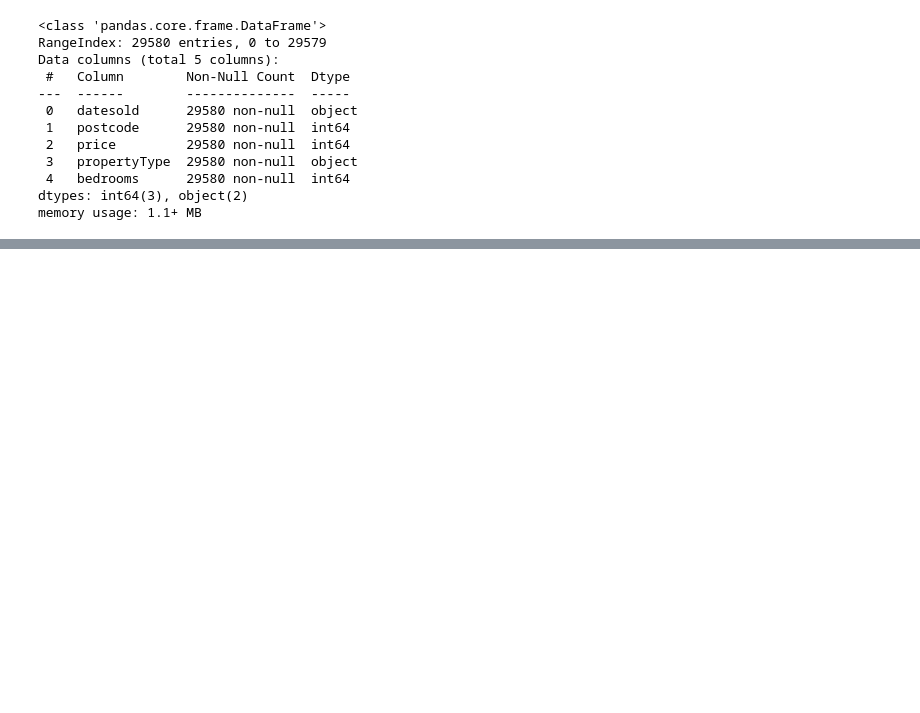
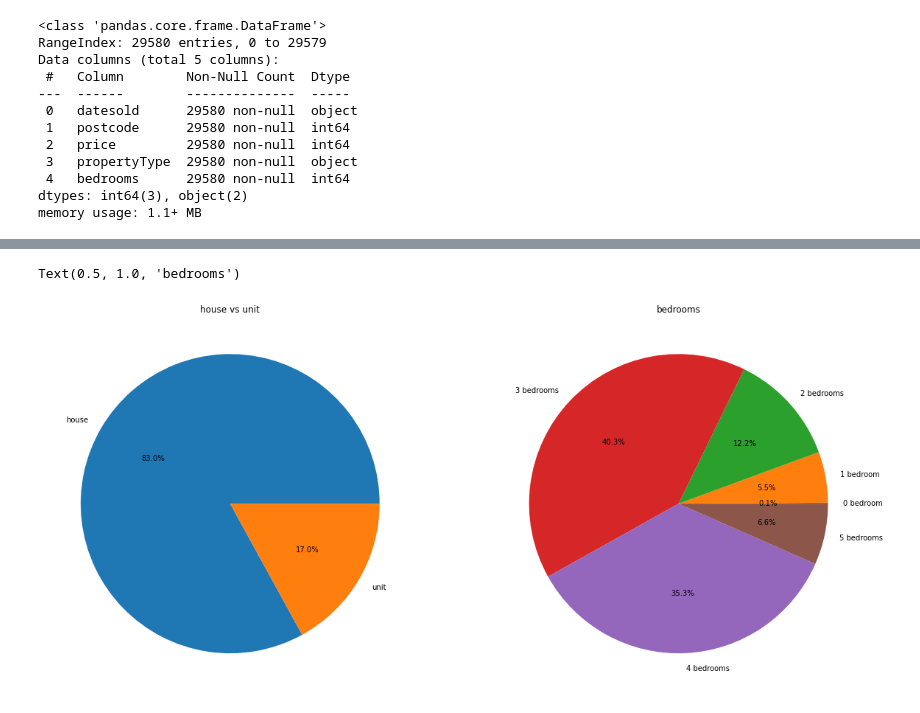
Before and after one commit to zyrwex/house_property_sale_analysis, a Jupyter notebook: main.ipynb, the cells around one changed output, grey strips where cells are left out. Saved outputs shown, nothing was run; the diff lists cells and outputs as text; code cells hidden in the pictures; blank space fills up the shorter version.

Commit message:
Added pie charts
comparing unit vs houses
and bedrooms

```diff
--- a/main.ipynb
+++ b/main.ipynb
@@ -51,0 +83,10 @@ fig
+# %%
+fig, axes = plt.subplots(nrows=1, ncols=2, figsize=(20,10))
+axes[0].pie(df['propertyType'].value_counts(), labels=['house','unit'], autopct='%1.1f%%')
+axes[0].set_title('house vs unit')
+bedroom_labels = ['0 bedroom', '1 bedroom', '2 bedrooms', '3 bedrooms', '4 bedrooms', '5 bedrooms']
+axes[1].pie(df['bedrooms'].value_counts().sort_index(ascending=True) , labels=bedroom_labels, autopct='%1.1f%%')
+axes[1].set_title('bedrooms')
+# %% [output]
+Text(0.5, 1.0, 'bedrooms')
+[figure, added]
```
Also changed, not shown: parts of 5 cells of this notebook.
